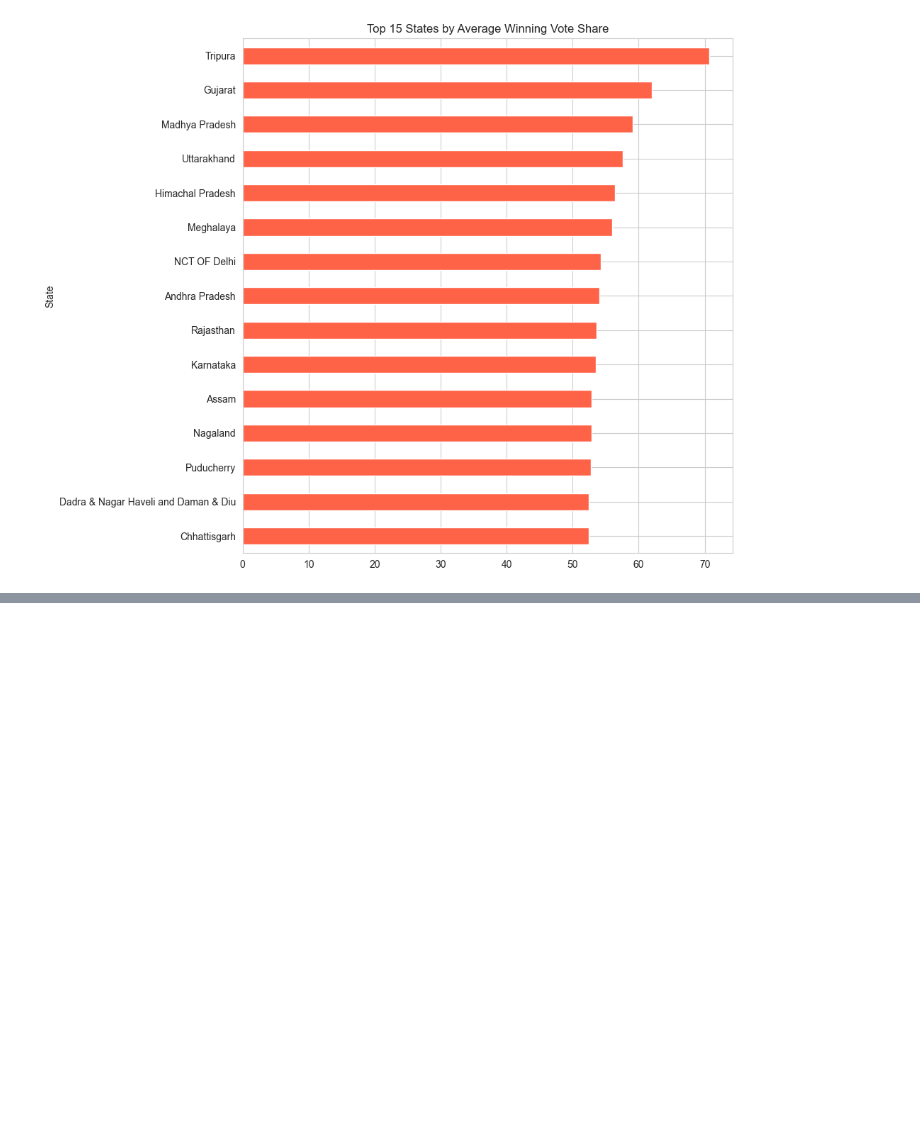
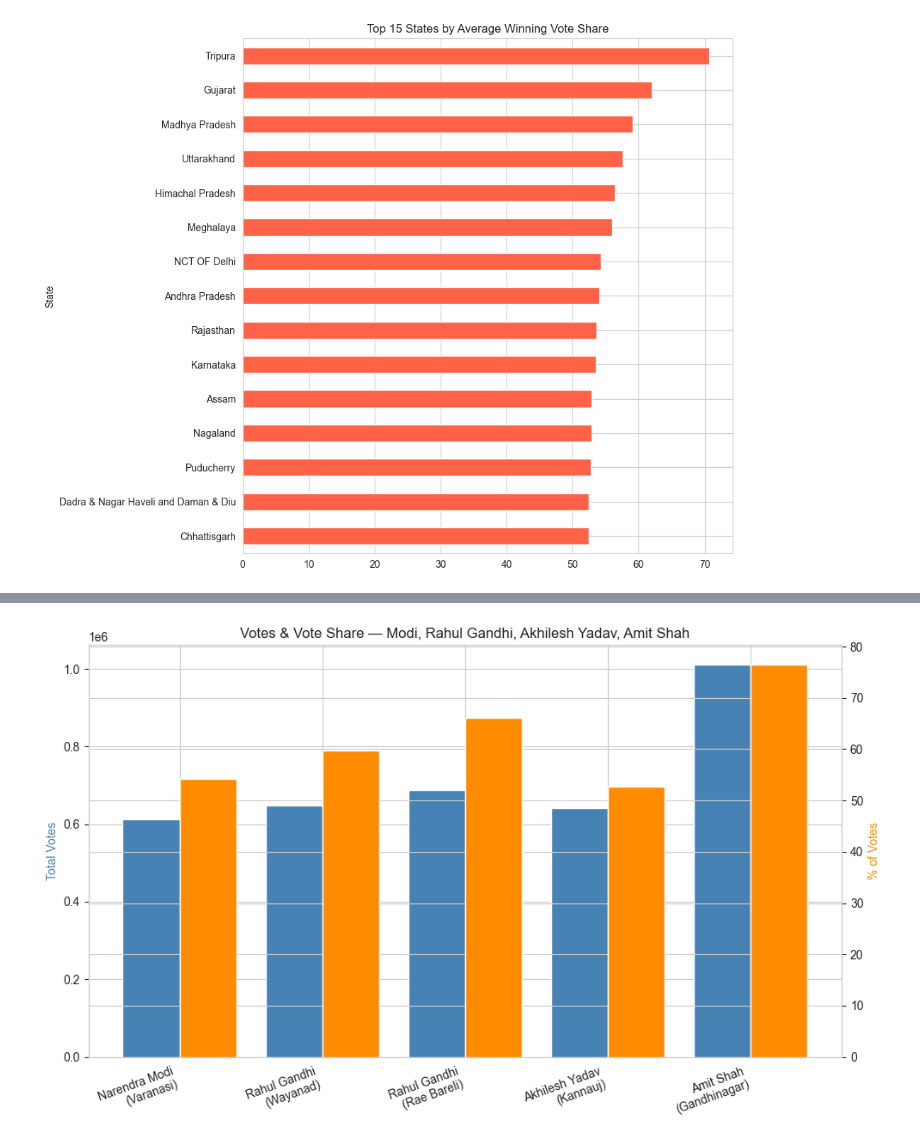
Before and after one commit to geershatisaxena/Election, a Jupyter notebook: res.ipynb, the cells around one changed output, grey strips where cells are left out. Drawn from its saved outputs; the diff is of its cells as text; code cells hidden in the pictures; blank space fills up the shorter version.

```diff
--- a/res.ipynb
+++ b/res.ipynb
@@ -1546,0 +1558,14 @@ plt.tight_layout()
+# %%
+fig, ax1 = plt.subplots(figsize=(10, 6))
+x = np.arange(len(comparison))
+ax1.bar(x - 0.2, comparison["Total Votes"], width=0.4, color="steelblue", label="Total Votes")
+ax1.set_ylabel("Total Votes", color="steelblue")
+ax2 = ax1.twinx()
+ax2.bar(x + 0.2, comparison["% of Votes"], width=0.4, color="darkorange", label="% of Votes")
+ax2.set_ylabel("% of Votes", color="darkorange")
+ax1.set_xticks(x)
+ax1.set_xticklabels(comparison["Candidate"].str.title() + "\n(" + comparison["Constituency"] + ")", rotation=20, ha="right")
+plt.title("Votes & Vote Share — Modi, Rahul Gandhi, Akhilesh Yadav, Amit Shah")
+plt.tight_layout()
+# %% [output]
+[figure, added]
```
Also changed, not shown: parts of 6 cells of this notebook.
